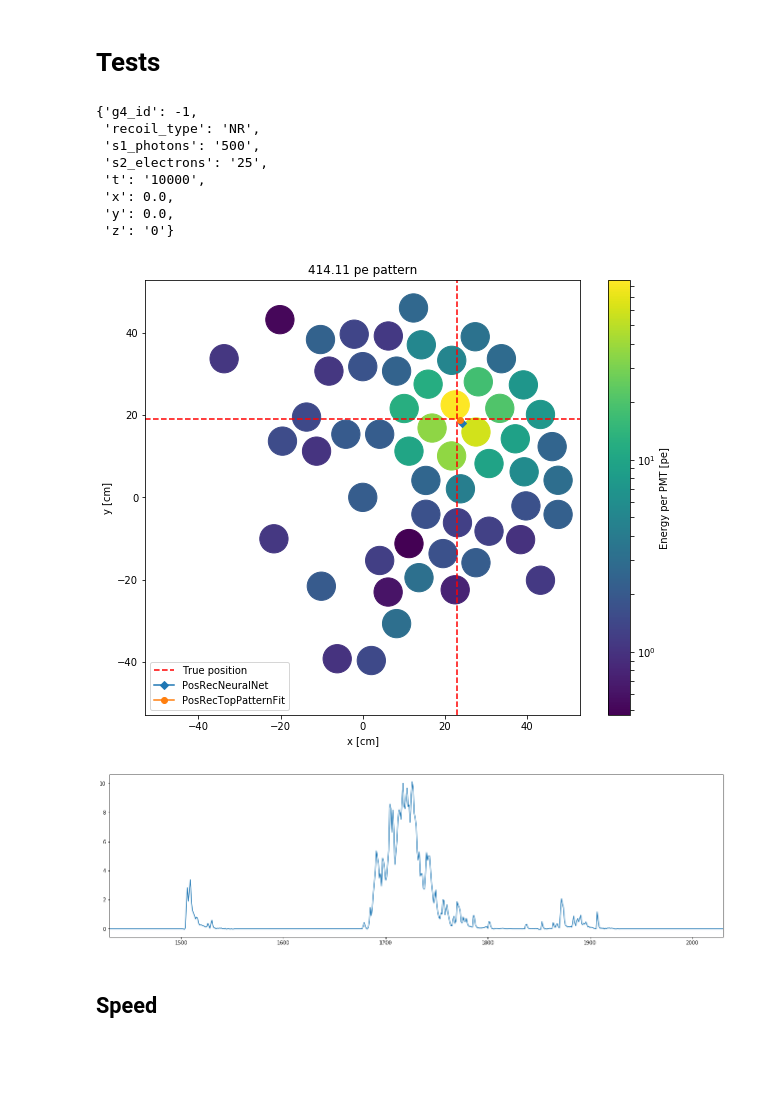
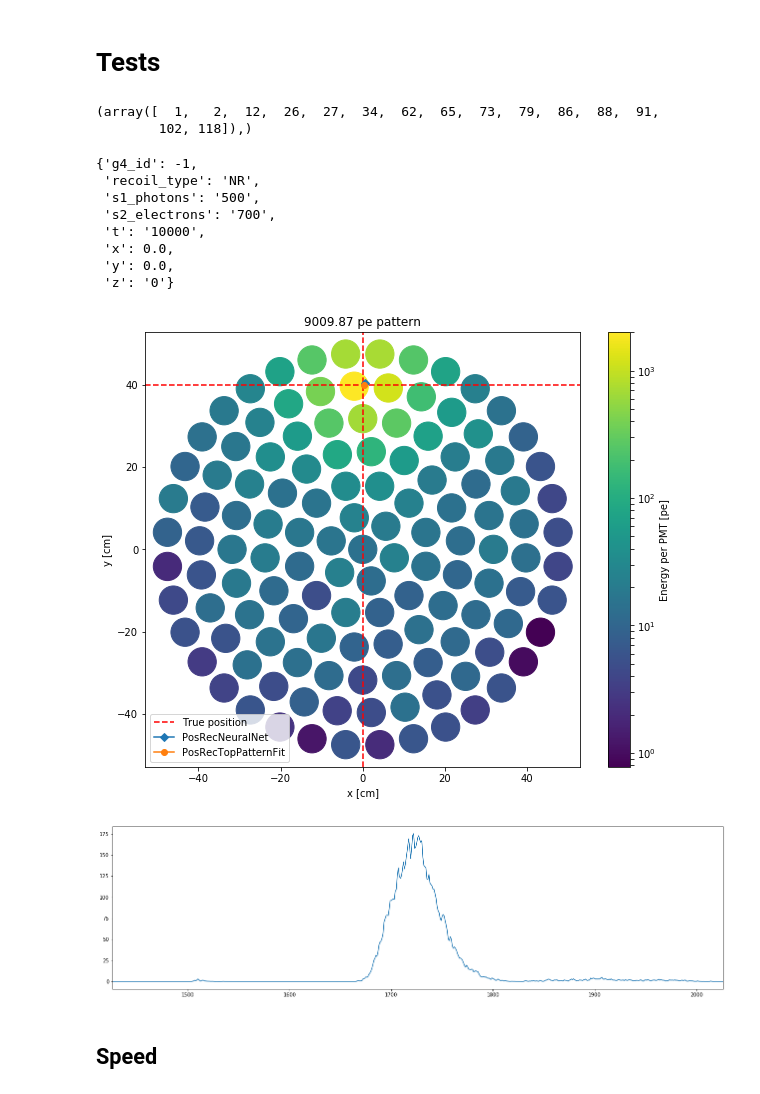
Before and after one commit to dbarg/helsinki_stockholm_collaboration, a Jupyter notebook: waveformsimulator_forward_model/waveformsimulator_forward_model.ipynb, the cells around one changed output. Saved outputs shown, nothing was run; the diff lists cells and outputs as text; code cells hidden in the pictures; blank space fills up the shorter version.

```diff
--- a/waveformsimulator_forward_model/waveformsimulator_forward_model.ipynb
+++ b/waveformsimulator_forward_model/waveformsimulator_forward_model.ipynb
@@ -23,15 +23,24 @@ class Model():
        main S2 of the event.
     """
 
-    def __init__(self):
+    def __init__(self, config_filename = 'XENON1T_ABC_all_pmts_on.ini'):
         # Setup pax using a custom configuration 'XENON1T_ABC.ini'
-        self.pax = Processor(config_paths = ['XENON1T_ABC.ini'])
+        self.pax = Processor(config_paths = [config_filename])
         # Get access to the input plugin WaveformSimulatorInput
         # derived from the WaveformSimulator class
         self.input_plugin = self.pax.get_plugin_by_name('WaveformSimulatorInput')
         # Use DummyOutput, it does not write to any file but
         # stores the event in its last_event variable
         self.output_plugin = self.pax.get_plugin_by_name('DummyOutput')
+
+        # Dirty workaround for not using data derived spe gains if all PMTs on
+        if config_filename == 'XENON1T_ABC_all_pmts_on.ini':
+            gain_sigmas = [0.35 * g for g in self.pax.config['DEFAULT']['gains']]
+            self.pax.config['DEFAULT']['gain_sigmas'] = gain_sigmas
+            self.pax.config['gain_sigmas'] = gain_sigmas
+            self.input_plugin.config['gain_sigmas'] = gain_sigmas
+            self.input_plugin.simulator.config['gain_sigmas'] = gain_sigmas
+
 
     def change_defaults(self, z = 0.0, t = 10000,
                         recoil_type = 'NR', s1_photons=50, s2_electrons = 25):
@@ -71,6 +80,6 @@ class Model():
         return pos_rec
 # %%
 # Initialize the model
-model = Model()
+model = Model('XENON1T_ABC_all_pmts_on.ini')  # or use 'XENON1T_ABC.ini' to have some top PMTs off
 # %%
 # OPTIONALLY: Set different defaults for z,t,recoil_type,s1_photons_s2_electrons
@@ -145,4 +154,10 @@ def plot_hp(pat):
     plt.ylim(-tpc_r-5, tpc_r+5)
     plt.xlabel('x [cm]')
     plt.ylabel('y [cm]')
+# %%
+# These PMTs are normally off in the top array (and when using XENON1T_ABC.ini, but not when using XENON1T_ABC_all_pmts_on.ini)
+np.nonzero(np.array(config['DEFAULT']['gains'][:127]) == 0)
+# %% [output]
+(array([  1,   2,  12,  26,  27,  34,  62,  65,  73,  79,  86,  88,  91,
+        102, 118]),)
 # %%
@@ -156,31 +172,31 @@ model.input_plugin.default_instruction
 {'g4_id': -1,
  'recoil_type': 'NR',
  's1_photons': '500',
- 's2_electrons': '25',
+ 's2_electrons': '700',
  't': '10000',
  'x': 0.0,
  'y': 0.0,
  'z': '0'}
 # %%
-x, y = 23, 19
+x, y = 0, 40
 pat = model(x,y)
 
 pos_dict = model.get_latest_pax_position()
 
 plot_hp(pat)
 # Add True position
 plt.axhline(y, color='red', linestyle='--', label='True position')
 plt.axvline(x, color='red', linestyle='--')
 plt.title('%.2f pe pattern' % pat.sum())
 
 # Add markers for the reconstructed pax position
 for (marker, algo) in [('D', 'PosRecNeuralNet'), ('o', 'PosRecTopPatternFit')]:
     plt.plot(pos_dict[algo]['x'], pos_dict[algo]['y'], marker=marker, label=algo)
 
 plt.legend(loc='lower left')
 plt.show()
 # %% [output]
-[figure, old version]
+[figure, new version]
 # %%
 for swf in model.output_plugin.last_event.sum_waveforms:
     if swf.name == 'tpc_top':
@@ -191,11 +207,10 @@ ct /= 10  # [sample]
 # %%
 plt.figure(figsize=(22, 6))
 plt.plot(wf)
-plt.axvline(10000, color='red', linestyle='--')
 plt.xlim(ct - 300, ct + 300)
 plt.show()
 # %% [output]
-[figure, old version]
+[figure, new version]
 # %% [markdown]
 ## Speed
 # %%
```
Also changed, not shown: parts of 6 cells of this notebook.
